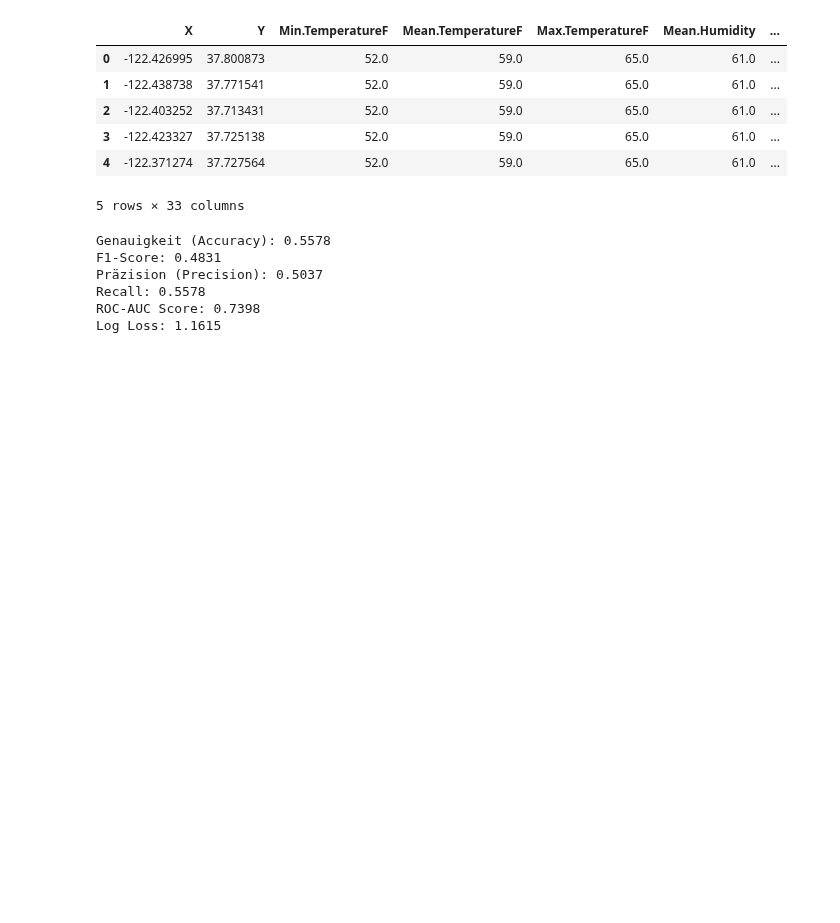
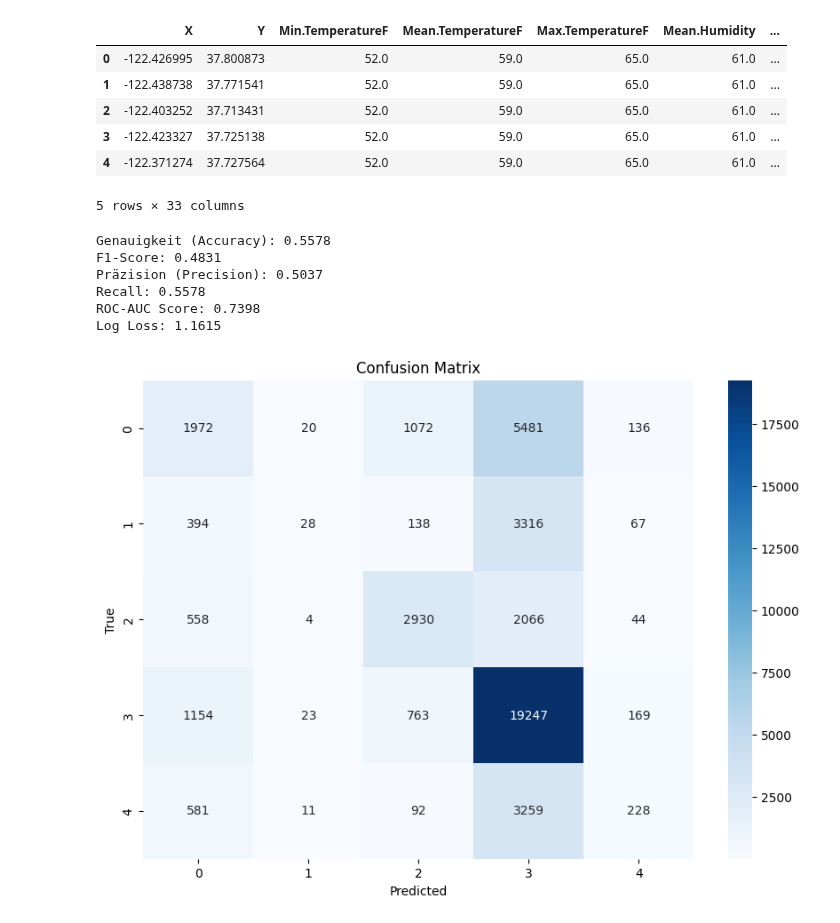
Before and after one commit to HassanAlhawari1998/SF-CrimePredict, a Jupyter notebook: Gradient Boosting XGBoost.ipynb, the cells around one changed output. Cells and saved outputs as stored; diff of their text form; code cells hidden in the pictures; blank space fills up the shorter version.

```diff
--- a/Gradient Boosting XGBoost.ipynb
+++ b/Gradient Boosting XGBoost.ipynb
@@ -114,3 +115,84 @@ Präzision (Precision): 0.5037
 Recall: 0.5578
 ROC-AUC Score: 0.7398
 Log Loss: 1.1615
+# %%
+from sklearn.metrics import roc_curve, auc
+from itertools import cycle
+from sklearn.metrics import confusion_matrix
+import seaborn as sns
+import matplotlib.pyplot as plt
+
+# Die Confusion Matrix ist eine grundlegende und sehr informative Visualisierung,
+# die zeigt, wie gut das Modell die verschiedenen Klassen unterscheidet.
+# Sie gibt die Anzahl der korrekten und falschen Vorhersagen für jede Klasse an und hilft,
+# die Bereiche zu identifizieren, in denen das Modell möglicherweise verbessert werden muss
+
+cm = confusion_matrix(y_test, y_pred)
+plt.figure(figsize=(10, 7))
+sns.heatmap(cm, annot=True, fmt='d', cmap='Blues')
+plt.xlabel('Predicted')
+plt.ylabel('True')
+plt.title('Confusion Matrix')
+plt.show()
+
+# Die Receiver Operating Characteristic (ROC)-Kurve und die Area Under the Curve (AUC)
+# sind besonders nützlich für binäre Klassifizierungsprobleme.
+# Sie können auch für Mehrklassenprobleme angepasst werden,
+# indem man die One-vs-All-Strategie für jede Klasse anwendet.
+n_classes = y_test_binarized.shape[1]
+fpr = dict()
+tpr = dict()
+roc_auc = dict()
+
+for i in range(n_classes):
+    fpr[i], tpr[i], _ = roc_curve(y_test_binarized[:, i], y_pred_proba[:, i])
+    roc_auc[i] = auc(fpr[i], tpr[i])
+
+# Farben für die verschiedenen Klassen
+colors = cycle(['blue', 'red', 'green', 'orange', 'black'])
+
+# Plotten der ROC-Kurve für jede Klasse
+plt.figure(figsize=(7, 5))
+for i, color in zip(range(n_classes), colors):
+    plt.plot(fpr[i], tpr[i], color=color, lw=2,
+             label='ROC curve of class {0} (area = {1:0.2f})'
+             ''.format(i, roc_auc[i]))
+
+plt.plot([0, 1], [0, 1], 'k--', lw=2)
+plt.xlim([0.0, 1.0])
+plt.ylim([0.0, 1.05])
+plt.xlabel('False Positive Rate')
+plt.ylabel('True Positive Rate')
+plt.title('Receiver Operating Characteristic (ROC)')
+plt.legend(loc="lower right")
+plt.show()
+
+from sklearn.metrics import precision_recall_curve
+from sklearn.metrics import average_precision_score
+
+# Berechnung für jede Klasse
+precision = dict()
+recall = dict()
+average_precision = dict()
+
+for i in range(n_classes):
+    precision[i], recall[i], _ = precision_recall_curve(y_test_binarized[:, i],
+                                                        y_pred_proba[:, i])
+    average_precision[i] = average_precision_score(y_test_binarized[:, i], y_pred_proba[:, i])
+
+# Die Precision-Recall-Kurve ist eine weitere nützliche Visualisierung,
+# besonders in Situationen, in denen die Klassen stark unausgeglichen sind.
+# Sie zeigt das Verhältnis von Precision (Präzision) und Recall (Sensitivität) für verschiedene Schwellenwerte.
+plt.figure(figsize=(7, 5))
+for i, color in zip(range(n_classes), colors):
+    plt.plot(recall[i], precision[i], color=color, lw=2,
+             label='Precision-Recall curve of class {0} (area = {1:0.2f})'
+             ''.format(i, average_precision[i]))
+
+plt.xlabel('Recall')
+plt.ylabel('Precision')
+plt.title('Precision-Recall curve')
+plt.legend(loc="lower left")
+plt.show()
+# %% [output]
+[figure, added]
```
Also changed, not shown: parts of 3 cells of this notebook.
